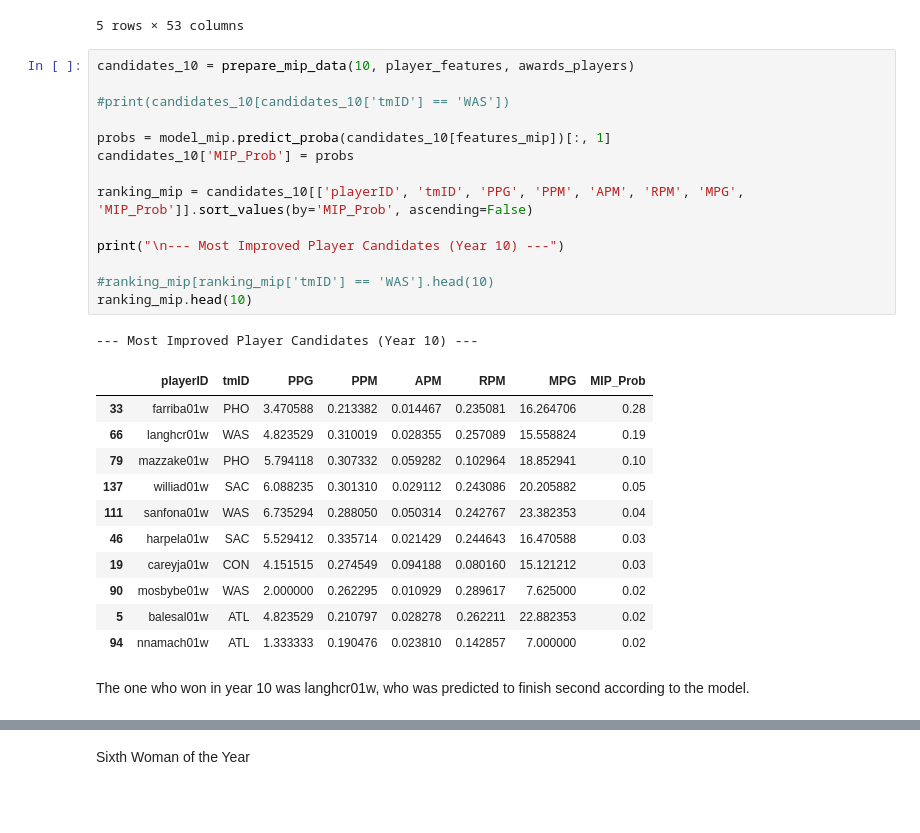
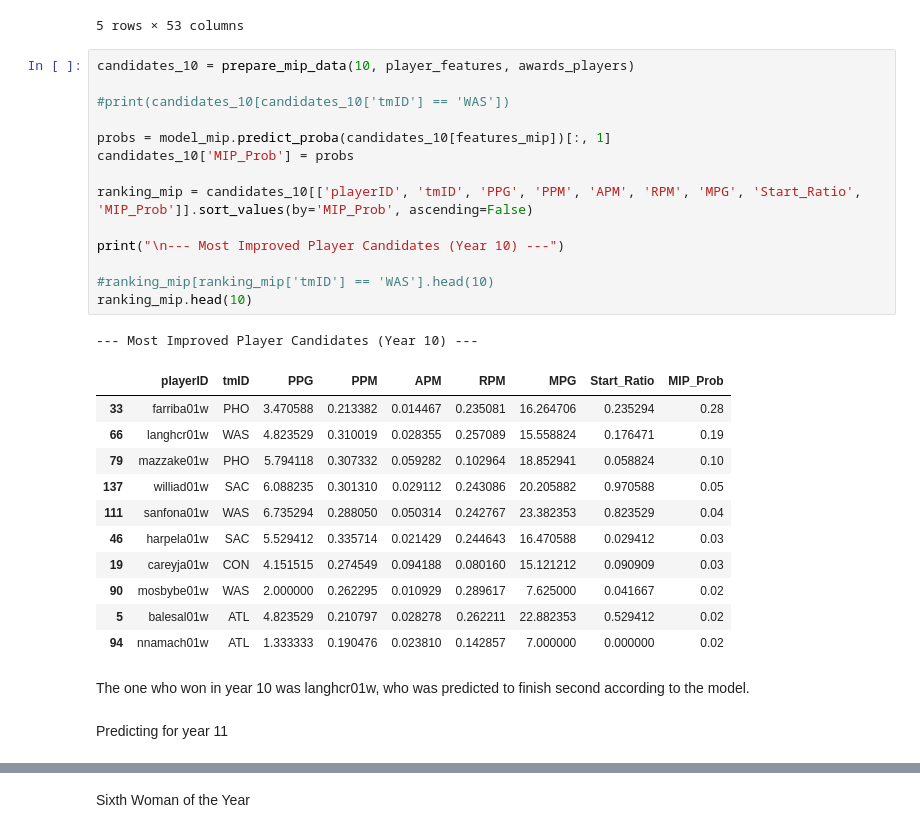
Before and after one commit to Fborralho/AC, a Jupyter notebook: notebook.ipynb, the cells around one changed output, grey strips where cells are left out. Cells and saved outputs as stored; diff of their text form; blank space fills up the shorter version.

```diff
--- a/notebook.ipynb
+++ b/notebook.ipynb
@@ -1187,29 +1189,31 @@ Features' importance for Most Improved Player:
 # %%
 candidates_10 = prepare_mip_data(10, player_features, awards_players)
 
 #print(candidates_10[candidates_10['tmID'] == 'WAS'])
 
 probs = model_mip.predict_proba(candidates_10[features_mip])[:, 1]
 candidates_10['MIP_Prob'] = probs
 
-ranking_mip = candidates_10[['playerID', 'tmID', 'PPG', 'PPM', 'APM', 'RPM', 'MPG', 'MIP_Prob']].sort_values(by='MIP_Prob', ascending=False)
+ranking_mip = candidates_10[['playerID', 'tmID', 'PPG', 'PPM', 'APM', 'RPM', 'MPG', 'Start_Ratio', 'MIP_Prob']].sort_values(by='MIP_Prob', ascending=False)
 
 print("\n--- Most Improved Player Candidates (Year 10) ---")
 
 #ranking_mip[ranking_mip['tmID'] == 'WAS'].head(10)
 ranking_mip.head(10)
 # %% [output]
 --- Most Improved Player Candidates (Year 10) ---
-|  | playerID | tmID | PPG | PPM | APM | RPM | MPG | MIP_Prob |
-| 33 | farriba01w | PHO | 3.470588 | 0.213382 | 0.014467 | 0.235081 | 16.264706 | 0.28 |
-| 66 | langhcr01w | WAS | 4.823529 | 0.310019 | 0.028355 | 0.257089 | 15.558824 | 0.19 |
-| 79 | mazzake01w | PHO | 5.794118 | 0.307332 | 0.059282 | 0.102964 | 18.852941 | 0.10 |
-| 137 | williad01w | SAC | 6.088235 | 0.301310 | 0.029112 | 0.243086 | 20.205882 | 0.05 |
-| 111 | sanfona01w | WAS | 6.735294 | 0.288050 | 0.050314 | 0.242767 | 23.382353 | 0.04 |
-| 46 | harpela01w | SAC | 5.529412 | 0.335714 | 0.021429 | 0.244643 | 16.470588 | 0.03 |
-| 19 | careyja01w | CON | 4.151515 | 0.274549 | 0.094188 | 0.080160 | 15.121212 | 0.03 |
-| 90 | mosbybe01w | WAS | 2.000000 | 0.262295 | 0.010929 | 0.289617 | 7.625000 | 0.02 |
-| 5 | balesal01w | ATL | 4.823529 | 0.210797 | 0.028278 | 0.262211 | 22.882353 | 0.02 |
-| 94 | nnamach01w | ATL | 1.333333 | 0.190476 | 0.023810 | 0.142857 | 7.000000 | 0.02 |
+|  | playerID | tmID | PPG | PPM | APM | RPM | MPG | Start_Ratio | MIP_Prob |
+| 33 | farriba01w | PHO | 3.470588 | 0.213382 | 0.014467 | 0.235081 | 16.264706 | 0.235294 | 0.28 |
+| 66 | langhcr01w | WAS | 4.823529 | 0.310019 | 0.028355 | 0.257089 | 15.558824 | 0.176471 | 0.19 |
+| 79 | mazzake01w | PHO | 5.794118 | 0.307332 | 0.059282 | 0.102964 | 18.852941 | 0.058824 | 0.10 |
+| 137 | williad01w | SAC | 6.088235 | 0.301310 | 0.029112 | 0.243086 | 20.205882 | 0.970588 | 0.05 |
+| 111 | sanfona01w | WAS | 6.735294 | 0.288050 | 0.050314 | 0.242767 | 23.382353 | 0.823529 | 0.04 |
+| 46 | harpela01w | SAC | 5.529412 | 0.335714 | 0.021429 | 0.244643 | 16.470588 | 0.029412 | 0.03 |
+| 19 | careyja01w | CON | 4.151515 | 0.274549 | 0.094188 | 0.080160 | 15.121212 | 0.090909 | 0.03 |
+| 90 | mosbybe01w | WAS | 2.000000 | 0.262295 | 0.010929 | 0.289617 | 7.625000 | 0.041667 | 0.02 |
+| 5 | balesal01w | ATL | 4.823529 | 0.210797 | 0.028278 | 0.262211 | 22.882353 | 0.529412 | 0.02 |
+| 94 | nnamach01w | ATL | 1.333333 | 0.190476 | 0.023810 | 0.142857 | 7.000000 | 0.000000 | 0.02 |
 # %% [markdown]
 The one who won in year 10 was langhcr01w, who was predicted to finish second according to the model.
+# %% [markdown]
+Predicting for year 11
```
Also changed, not shown: parts of 23 cells of this notebook.
